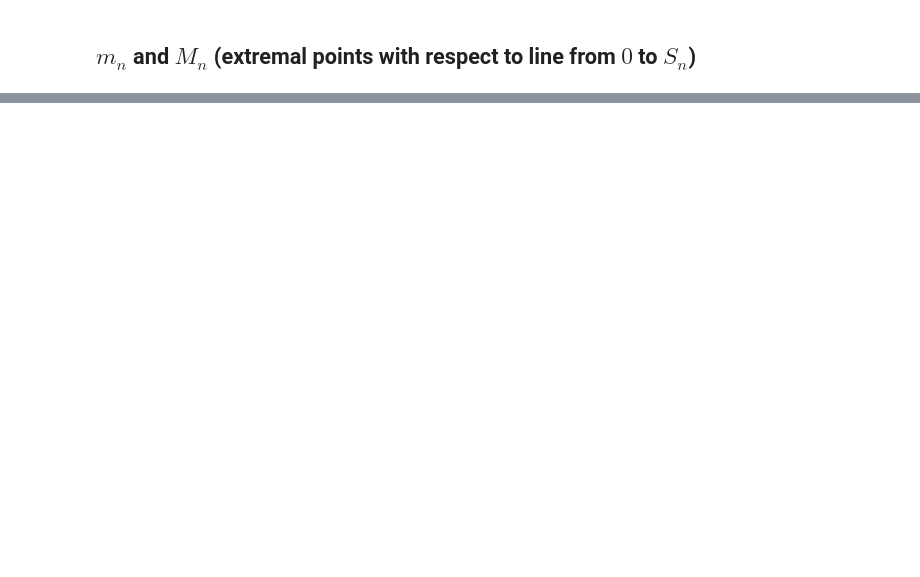
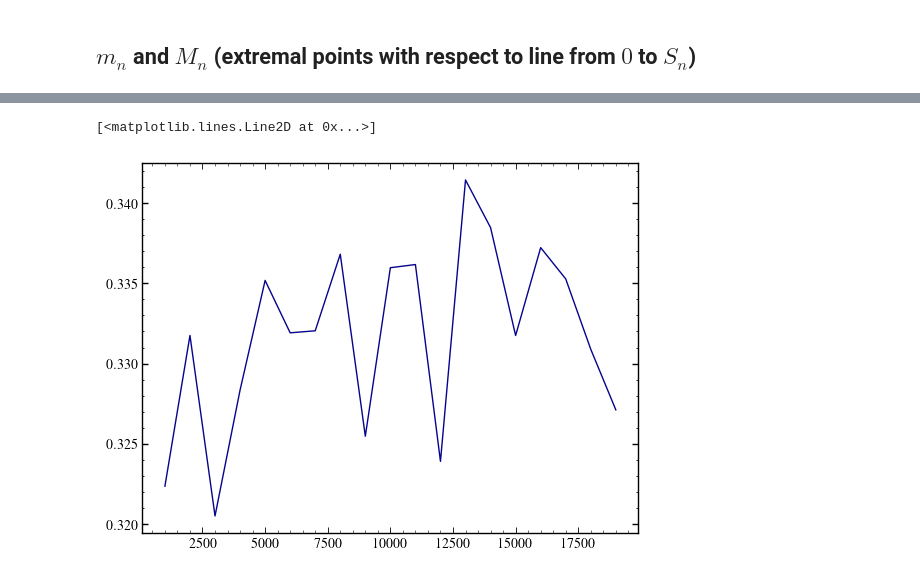
Before and after one commit to lsimek/fbm-simulacije, a Jupyter notebook: notebooks/2.ipynb, the cells around one changed output, grey strips where cells are left out. Cells and saved outputs as stored; diff of their text form; code cells hidden in the pictures; blank space fills up the shorter version.

```diff
--- a/notebooks/2.ipynb
+++ b/notebooks/2.ipynb
@@ -41,0 +42,3 @@ def plot_walk(ax, w):
+# %%
+def perp(v):
+    return v[:, [1,0]] * np.array([-1, 1])
@@ -151,0 +228,36 @@ chull_plot(ax, w, ConvexHull(w), colorid='1', lw=0.7, style=':', alpha=0.4)
+# %%
+ns = np.arange(1000, 20000, 1000)
+nsim = 500
+
+dist = {n:[] for n in ns}
+pct = {n:[] for n in ns}
+
+for i,n in enumerate(ns):
+    for j in range(nsim):
+
+        w = get_walk(n=n, drift_vec=np.array([1,0]))
+
+        Sn = w[n-1:].flatten()
+        e = np.array([ -Sn[1], Sn[0] ]) / np.linalg.norm(Sn) # -> \mu^perp g.s.
+
+        proj = np.dot(w, e)
+        midx = np.argmin(proj)
+        Midx = np.argmax(proj)
+
+        di = maxmin(w, midx, Midx)
+        maxdist = di.get('maxdist')
+
+        if not np.isnan(maxdist):
+            dist[n].append(maxdist)
+        pct[n].append(di.get('percent_inside'))
+
+eksp = 0.5
+dist = {
+    n:np.mean(np.array(li)/n**eksp) for n, li in dist.items()
+}
+# %%
+fig, ax = plt.subplots()
+ax.plot(dist.keys(), dist.values())
+# %% [output]
+[<matplotlib.lines.Line2D at 0x...>]
+[figure, added]
```
Also changed, not shown: parts of 16 cells of this notebook, 2 other files.
